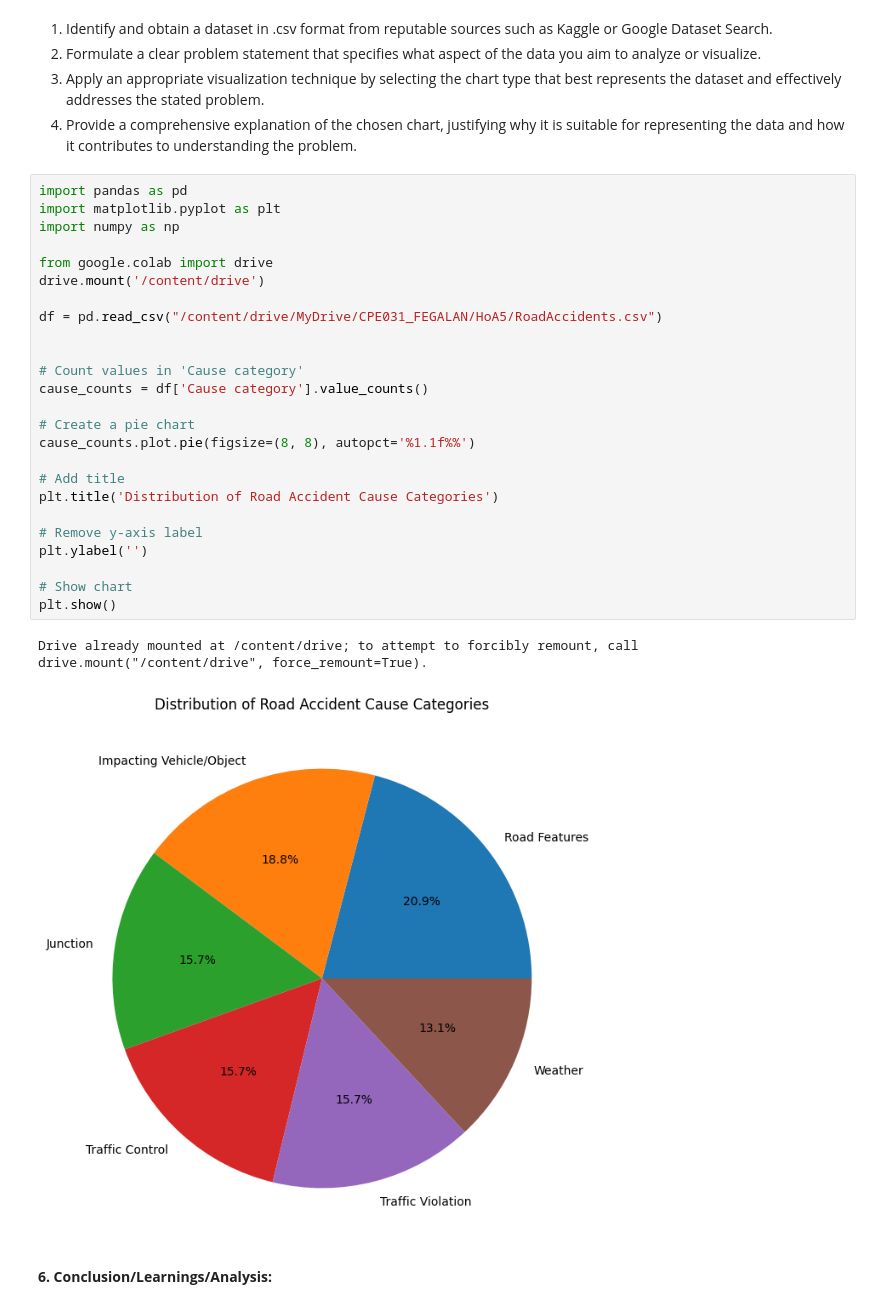
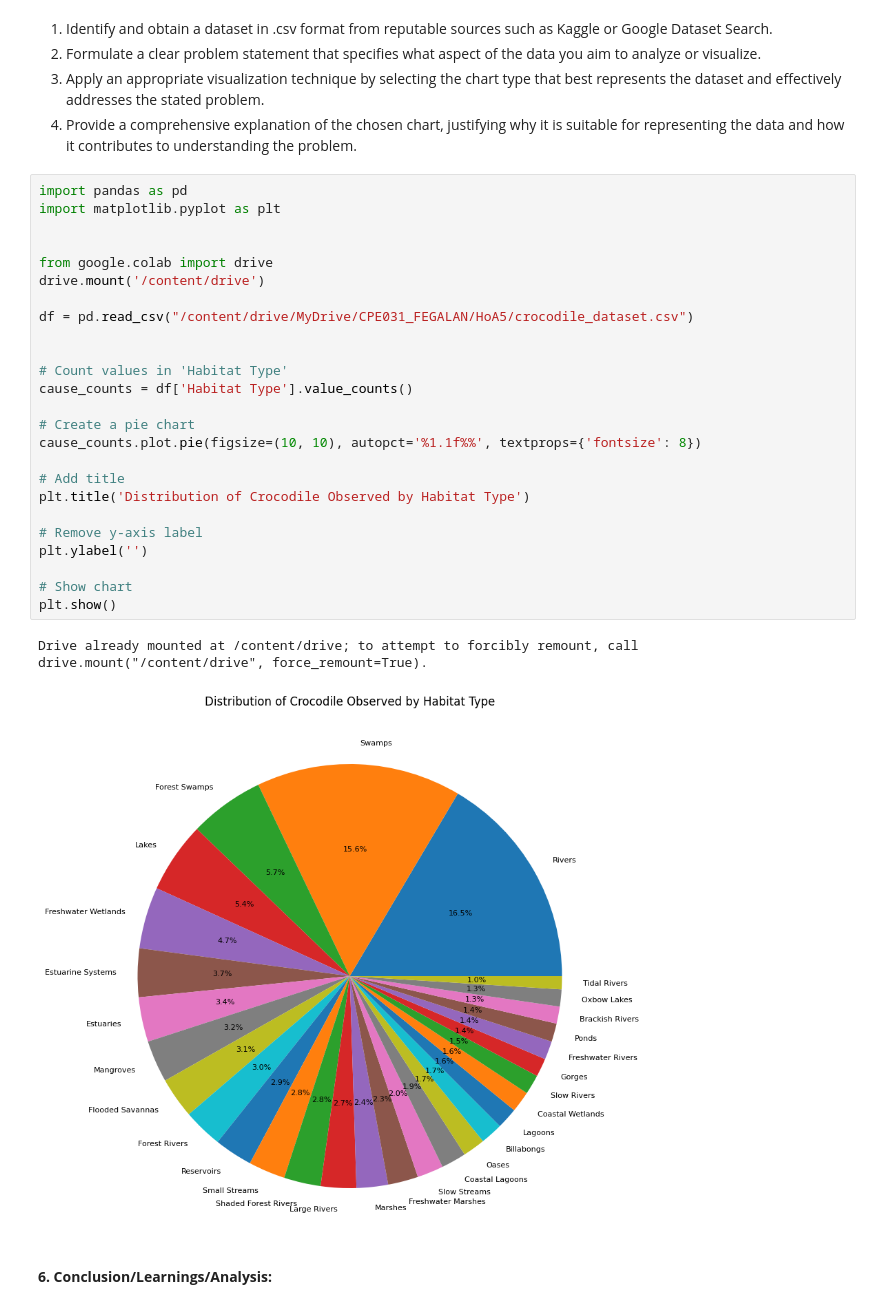
Before and after one commit to christopherfegalan/CPE031_Visualization_and_Data_Analysis, a Jupyter notebook: HoA6_Chart_Type_Fegalan.ipynb, the cells around one changed output. Saved outputs shown, nothing was run; the diff lists cells and outputs as text.

```diff
--- a/HoA6_Chart_Type_Fegalan.ipynb
+++ b/HoA6_Chart_Type_Fegalan.ipynb
@@ -534,30 +524,30 @@ Table of Total Number of Accidents by City
 # %%
 import pandas as pd
 import matplotlib.pyplot as plt
-import numpy as np
+
 
 from google.colab import drive
 drive.mount('/content/drive')
 
-df = pd.read_csv("/content/drive/MyDrive/CPE031_FEGALAN/HoA5/RoadAccidents.csv")
+df = pd.read_csv("/content/drive/MyDrive/CPE031_FEGALAN/HoA5/crocodile_dataset.csv")
 
 
-# Count values in 'Cause category'
-cause_counts = df['Cause category'].value_counts()
+# Count values in 'Habitat Type'
+cause_counts = df['Habitat Type'].value_counts()
 
 # Create a pie chart
-cause_counts.plot.pie(figsize=(8, 8), autopct='%1.1f%%')
+cause_counts.plot.pie(figsize=(10, 10), autopct='%1.1f%%', textprops={'fontsize': 8})
 
 # Add title
-plt.title('Distribution of Road Accident Cause Categories')
+plt.title('Distribution of Crocodile Observed by Habitat Type')
 
 # Remove y-axis label
 plt.ylabel('')
 
 # Show chart
 plt.show()
 # %% [output]
 Drive already mounted at /content/drive; to attempt to forcibly remount, call drive.mount("/content/drive", force_remount=True).
-[figure, old version]
+[figure, new version]
 # %% [markdown]
 **6. Conclusion/Learnings/Analysis:**
```
Also changed, not shown: parts of 10 cells of this notebook.
